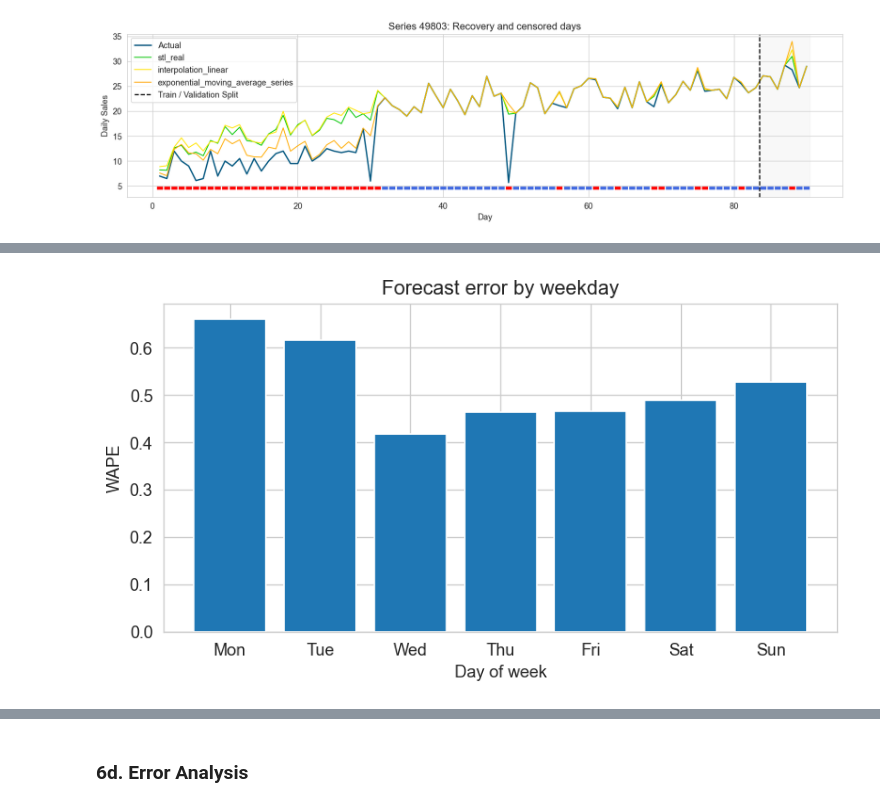
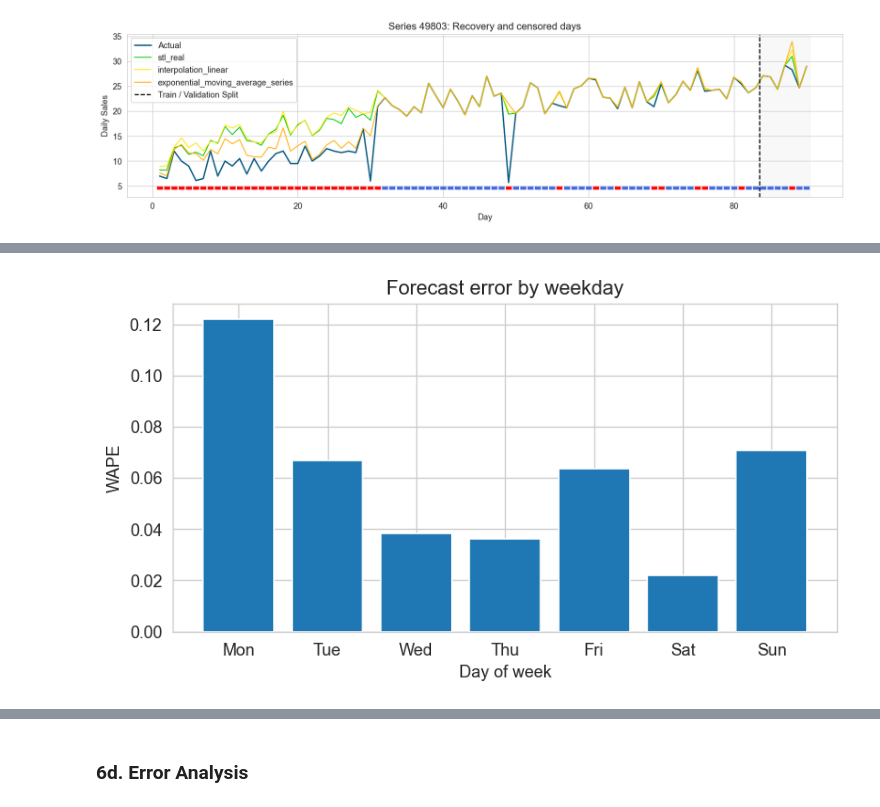
Before and after one commit to Slin58/seminar, a Jupyter notebook: main.ipynb, the cells around one changed output, grey strips where cells are left out. Cells and saved outputs as stored; diff of their text form; code cells hidden in the pictures.

Commit message:
some running and stats are grouped over all series_ids

```diff
--- a/main.ipynb
+++ b/main.ipynb
@@ -633,7 +638,16 @@ plt.show()
 
 # TODO bester Forecast alle Recoveries testen
 
-chosen_pred = ["autoencoder+arima_like_fast_vectorized", "diffusion+double_exponential_smoothing", "dlinear+global_mean_forecast"]
+chosen_pred = ["interpolation_linear+lightgbm_forecast_feature_optimized_v3", "exponential_moving_average_series+lightgbm_forecast_feature_optimized_v3",
+               "interpolation_linear+xgboost_forecast_feature_optimized", "stl_real+hist_gradient_boosting_forecast_optimized"]
+chosen_pred_names = []
+for pred in chosen_pred:
+    chosen_pred_names.append(pred.replace("+", " + ").replace("_", " "))
+
+# chosen_pred_names = ["interpolation linear + lightgbm forecast feature optimized v3",
+#                "exponential_moving_average_series+lightgbm_forecast_feature optimized v3",
+#                "interpolation_linear+xgboost_forecast_feature_optimized",
+#                "stl_real+hist_gradient_boosting_forecast_optimized"]
 
 # load predictions
 for pred in chosen_pred:
@@ -641,0 +658,26 @@ for pred in chosen_pred:
+# %%
+import numpy as np
+import pandas as pd
+
+# --- 1. Weight = mean sale_amount per series ---
+series_weights = val_r.groupby("series_id")["sale_amount"].mean()
+val_r["_weight"] = val_r["series_id"].map(series_weights)
+
+# --- 2. All numeric columns to aggregate (predictions, recovered_*, sale_amount) ---
+numeric_cols = [
+    c for c in val_r.select_dtypes(include=[np.number]).columns
+    if c not in ("day_idx", "_weight")
+]
+
+# --- 3. Weighted aggregation per day_idx across all series_ids ---
+def weighted_mean_group(g, cols, w="_weight"):
+    weights = g[w].to_numpy()
+    return pd.Series({c: np.average(g[c].to_numpy(), weights=weights) for c in cols})
+
+val_r_agg = (
+    val_r.groupby("day_idx")
+    .apply(lambda g: weighted_mean_group(g, numeric_cols))
+    .reset_index()
+)
+datum_lookup = val_r.groupby("day_idx")["datum"].first()
+val_r_agg["datum"] = val_r_agg["day_idx"].map(datum_lookup)
@@ -681,37 +741,37 @@ chosen_prediction = chosen_pred[0]
 
 weekday_names = [
     "Mon", "Tue", "Wed", "Thu",
     "Fri", "Sat", "Sun"
 ]
 
-val_r["weekday_name"] = val_r["datum"].dt.day_name().map({
+val_r_agg["weekday_name"] = val_r_agg["datum"].dt.day_name().map({
     "Monday": "Mon",
     "Tuesday": "Tue",
     "Wednesday": "Wed",
     "Thursday": "Thu",
     "Friday": "Fri",
     "Saturday": "Sat",
     "Sunday": "Sun"
 })
 
 weekday_wape = (
-    val_r
+    val_r_agg
     .groupby("weekday_name")
     .apply(lambda x:
            np.abs(x[chosen_prediction] - x["sale_amount"]).sum()
            / x["sale_amount"].sum())
     .reindex(weekday_names)
 )
 
 plt.figure(figsize=(7,4))
 plt.bar(weekday_wape.index, weekday_wape.values)
 plt.ylabel("WAPE")
 plt.xlabel("Day of week")
-plt.title("Forecast error by weekday")
+plt.title("Forecast error by weekday" + )
 plt.tight_layout()
 plt.show()
 # %% [output]
-[figure, old version]
+[figure, new version]
 # %%
 # WAPE across cities
 city_wape = (
```
Also changed, not shown: parts of 6 cells of this notebook, 27 other files.
